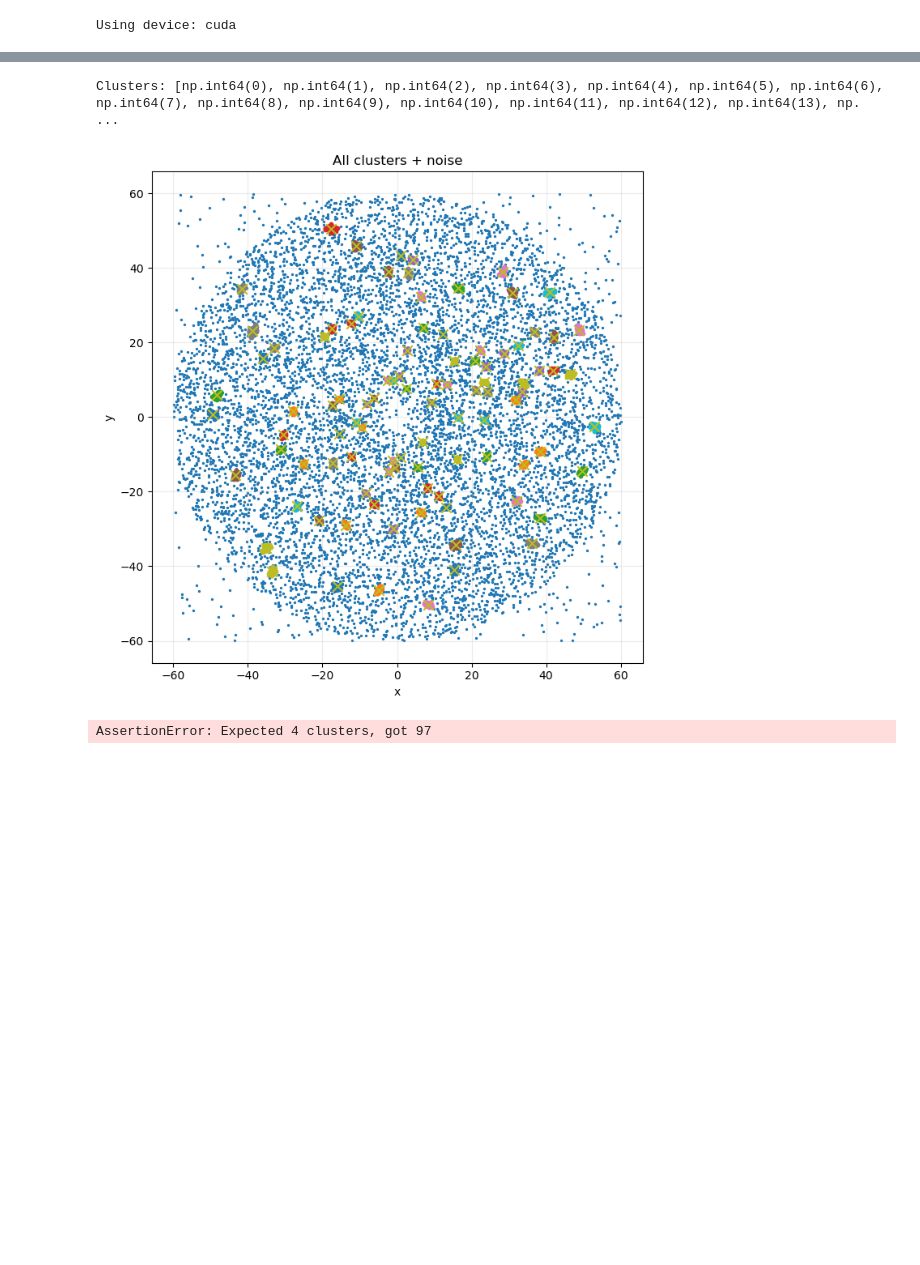
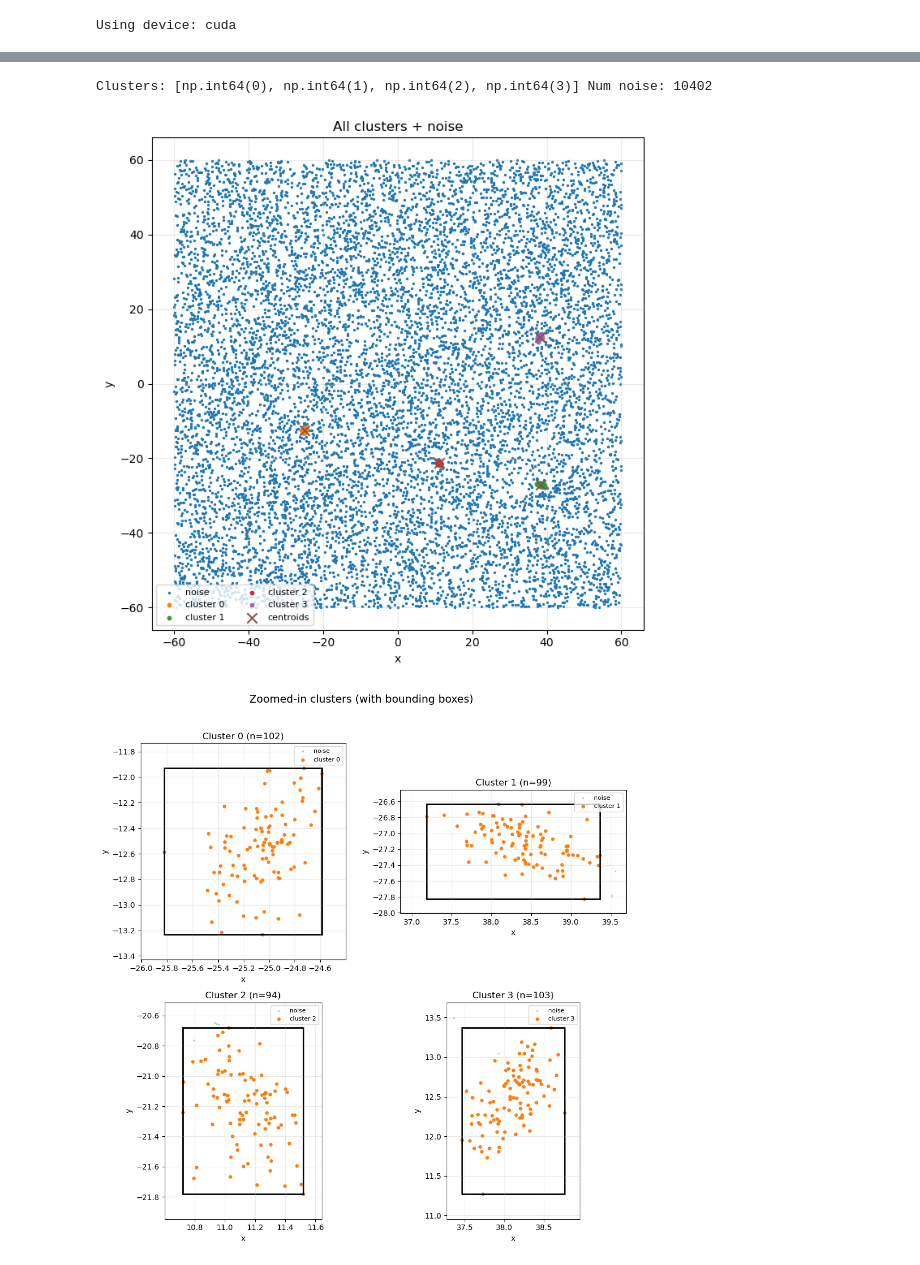
Before and after one commit to JSek7/Adaptive-DBSCAN-, a Jupyter notebook: dbscan-test.ipynb, the cells around one changed output, grey strips where cells are left out. Drawn from its saved outputs; the diff is of its cells as text; code cells hidden in the pictures; blank space fills up the shorter version.

Commit message:
Update DBSCAN test: fix clustering logic and params

```diff
--- a/dbscan-test.ipynb
+++ b/dbscan-test.ipynb
@@ -15,10 +15,10 @@ Using device: cuda
 ##define dummy data set for testing purposes- chatgpt
 import math
 def make_lidar_like_2d_dataset(
-    n_background: int = 8000,
-    n_noise: int = 1000,
-    n_objects: int = 100,
-    points_per_object: int = 80,
+    n_background: int = 400,
+    n_noise: int = 10000,
+    n_objects: int = 4,
+    points_per_object: int = 100,
     r_min: float = 3.0,
     r_max: float = 60.0,
     device: str = "cpu",
@@ -108,7 +108,7 @@ distances = torch.norm(points, p=2, dim=1)
 #coefficients (tunable on real data)
 a = 0.015
 b = 0.15
-min_samples_min = 9
+min_samples_min = 10
 mins_samples_max = 200
 K = 1200
 epsilons = a*distances + b
@@ -217,8 +253,12 @@ def dbscan_from_edges(N, src, dst, min_samples, max_iters=50):
 
     # 3) keep only core-core neighbour relations (for forming core clusters)
     mask_cc = core[src] & core[dst]
-    cc_src = src[mask_cc]
-    cc_dst = dst[mask_cc]
+    cc_src0 = src[mask_cc]
+    cc_dst0 = dst[mask_cc]
+
+    cc_src = torch.cat([cc_src0, cc_dst0], dim=0)
+    cc_dst = torch.cat([cc_dst0, cc_src0], dim=0)
+
 
     # 4) label spreading among core points
     labels = torch.full((N,), -1, device=device, dtype=torch.long)
@@ -240,15 +280,17 @@ def dbscan_from_edges(N, src, dst, min_samples, max_iters=50):
         unique_roots, inv = torch.unique(roots, sorted=True, return_inverse=True)
         cluster[core] = inv
 
-    # 6) attach border points (non-core points that point to a core neighbour)
-    mask_bc = (~core[src]) & core[dst]
-    bc_src = src[mask_bc]
-    bc_dst = dst[mask_bc]
-    if bc_src.numel() > 0:
-        cand_clusters = cluster[bc_dst]
+    # 6) attach border points: core -> noncore
+    mask_cb = (~core[src]) & (core[dst])
+    cb_src = src[mask_cb]   # core points
+    cb_dst = dst[mask_cb]   # border candidates
+
+    if cb_dst.numel() > 0:
+        cand_clusters = cluster[cb_src]      # cluster of the core
         cluster2 = cluster.clone()
-        cluster2.scatter_reduce_(0, bc_src, cand_clusters, reduce="amin", include_self=True)
+        cluster2.scatter_reduce_(0, cb_dst, cand_clusters, reduce="amin", include_self=True)
         cluster = cluster2
+
 
     return cluster, core, counts
 
@@ -320,4 +359,7 @@ Cluster sizes (cluster_id -> size):
 # %%
+# PLOT RESULTS
+
+
 from matplotlib.patches import Rectangle
 
 pts = points_cpu.numpy()
@@ -353,7 +395,7 @@ plt.tight_layout()
 plt.show()
 
 
-"""
+
 pts = points_cpu.numpy()
 clu = cluster_cpu.numpy()
 
@@ -378,36 +420,33 @@ for ax, cid in zip(axes, cluster_ids):
     pad_y = padding_frac * (h if h > 0 else 1.0)
 
     # (optional) show local noise around the cluster window
     xlo, xhi = xmin - pad_x, xmax + pad_x
     ylo, yhi = ymin - pad_y, ymax + pad_y
     mn = (clu == -1) & (pts[:,0] >= xlo) & (pts[:,0] <= xhi) & (pts[:,1] >= ylo) & (pts[:,1] <= yhi)
     ax.scatter(pts[mn, 0], pts[mn, 1], marker='.', s=10, alpha=0.25, label="noise")
 
     # cluster points
     ax.scatter(P[:, 0], P[:, 1], s=14, label=f"cluster {cid}")
 
     # bbox rectangle (boundary)
     rect = Rectangle((xmin, ymin), w, h, fill=False, linewidth=2)
     ax.add_patch(rect)
 
     # zoom to bbox (+ padding)
     ax.set_xlim(xlo, xhi)
     ax.set_ylim(ylo, yhi)
 
     ax.set_title(f"Cluster {cid} (n={P.shape[0]})")
     ax.set_xlabel("x")
     ax.set_ylabel("y")
     ax.set_aspect("equal", adjustable="box")
     ax.grid(True, alpha=0.25)
     ax.legend(fontsize=8)
 
 plt.suptitle("Zoomed-in clusters (with bounding boxes)", y=1.02, fontsize=14)
 plt.tight_layout()
 plt.show()
-
-
-"""
 # %% [output]
-Clusters: [np.int64(0), np.int64(1), np.int64(2), np.int64(3), np.int64(4), np.int64(5), np.int64(6), np.int64(7), np.int64(8), np.int64(9), np.int64(10), np.int64(11), np.int64(12), np.int64(13), np. ...
+Clusters: [np.int64(0), np.int64(1), np.int64(2), np.int64(3)] Num noise: 10402
-[figure, old version]
+[figure, new version]
-AssertionError: Expected 4 clusters, got 97
+[figure, added]
```
Also changed, not shown: parts of 3 cells of this notebook.
